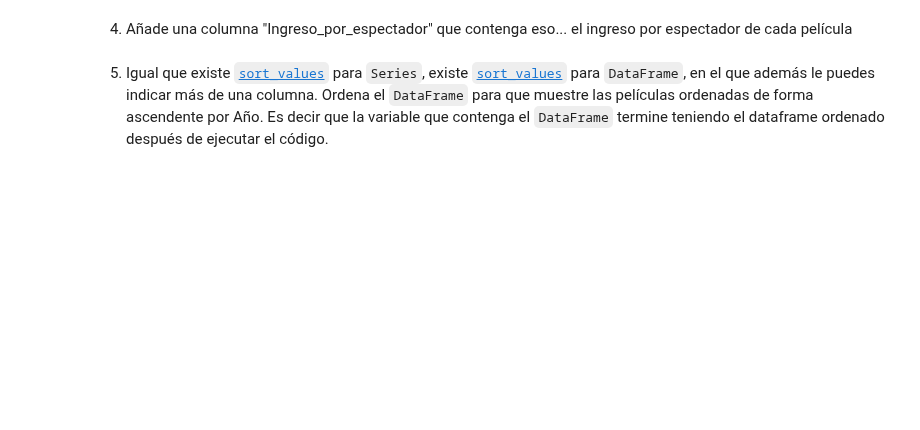
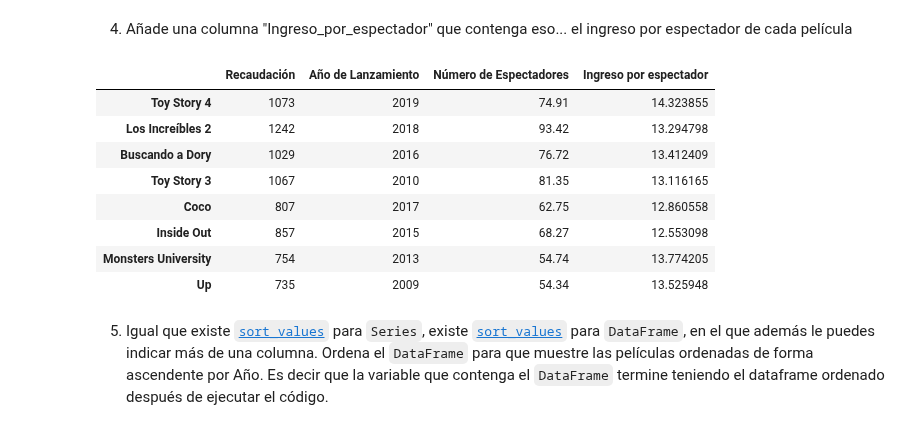
Before and after one commit to mariasanvals/DS_Online_Feb24_Exercises, a Jupyter notebook: 02_Programacion_y_Herramientas_Avanzadas/Sprint_04/Unidad_01/Practica_Obligatoria/18_Practica_Obligatoria_Pandas_I.ipynb, the cells around one changed output. Drawn from its saved outputs; the diff is of its cells as text; code cells hidden in the pictures; blank space fills up the shorter version.

```diff
--- a/02_Programacion_y_Herramientas_Avanzadas/Sprint_04/Unidad_01/Practica_Obligatoria/18_Practica_Obligatoria_Pandas_I.ipynb
+++ b/02_Programacion_y_Herramientas_Avanzadas/Sprint_04/Unidad_01/Practica_Obligatoria/18_Practica_Obligatoria_Pandas_I.ipynb
@@ -182,4 +212,18 @@ df
 # %% [markdown]
 4. Añade una columna "Ingreso_por_espectador" que contenga eso... el ingreso por espectador de cada película
+# %%
+ingreso_por_espectador = df["Recaudación"] / df["Número de Espectadores"]
+df["Ingreso por espectador"] = ingreso_por_espectador
+df
+# %% [output]
+|  | Recaudación | Año de Lanzamiento | Número de Espectadores | Ingreso por espectador |
+| Toy Story 4 | 1073 | 2019 | 74.91 | 14.323855 |
+| Los Increíbles 2 | 1242 | 2018 | 93.42 | 13.294798 |
+| Buscando a Dory | 1029 | 2016 | 76.72 | 13.412409 |
+| Toy Story 3 | 1067 | 2010 | 81.35 | 13.116165 |
+| Coco | 807 | 2017 | 62.75 | 12.860558 |
+| Inside Out | 857 | 2015 | 68.27 | 12.553098 |
+| Monsters University | 754 | 2013 | 54.74 | 13.774205 |
+| Up | 735 | 2009 | 54.34 | 13.525948 |
 # %% [markdown]
 5. Igual que existe [`sort_values`](https://pandas.pydata.org/docs/reference/api/pandas.Series.sort_values.html#pandas.Series.sort_values) para `Series`, existe [`sort_values`](https://pandas.pydata.org/docs/reference/api/pandas.DataFrame.sort_values.html#pandas.DataFrame.sort_values) para `DataFrame`, en el que además le puedes indicar más de una columna. Ordena el `DataFrame` para que muestre las películas ordenadas de forma ascendente por Año. Es decir que la variable que contenga el `DataFrame` termine teniendo el dataframe ordenado después de ejecutar el código.
```
Also changed, not shown: parts of 10 cells of this notebook.
